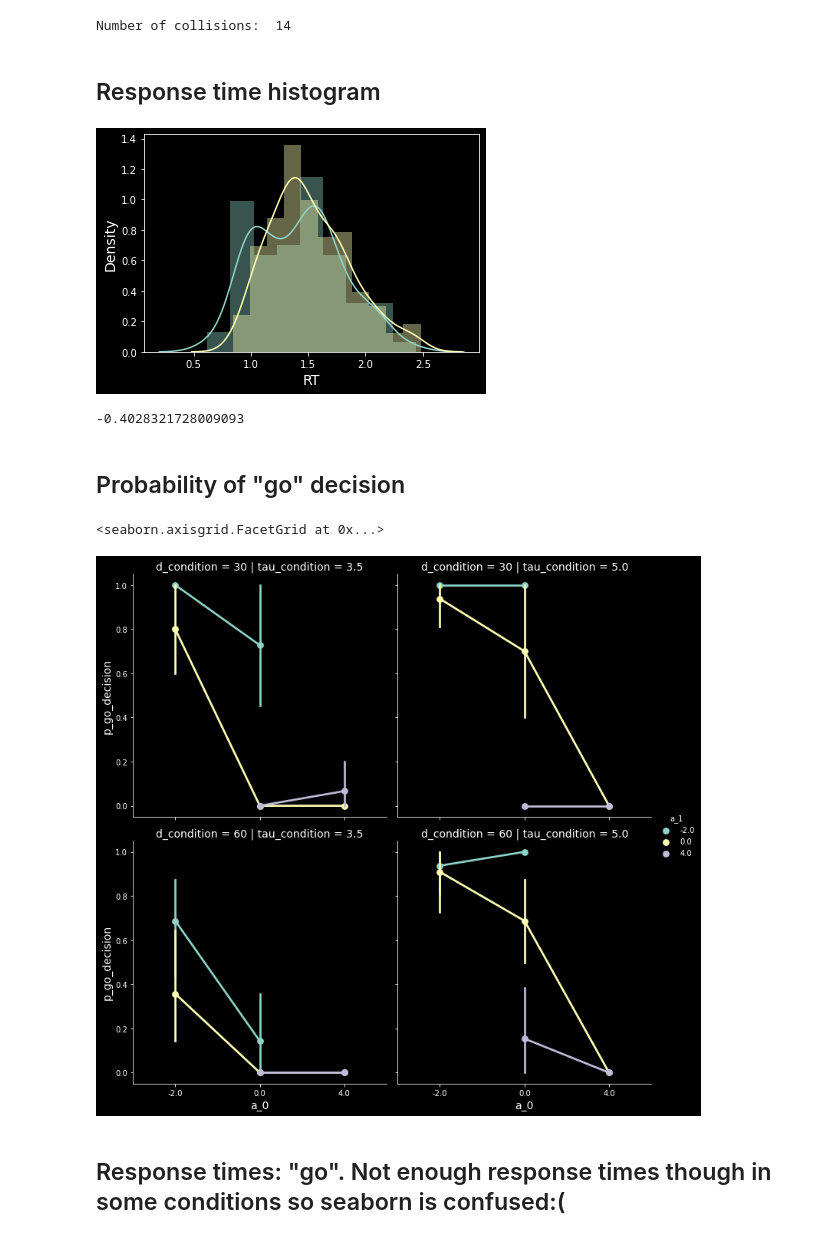
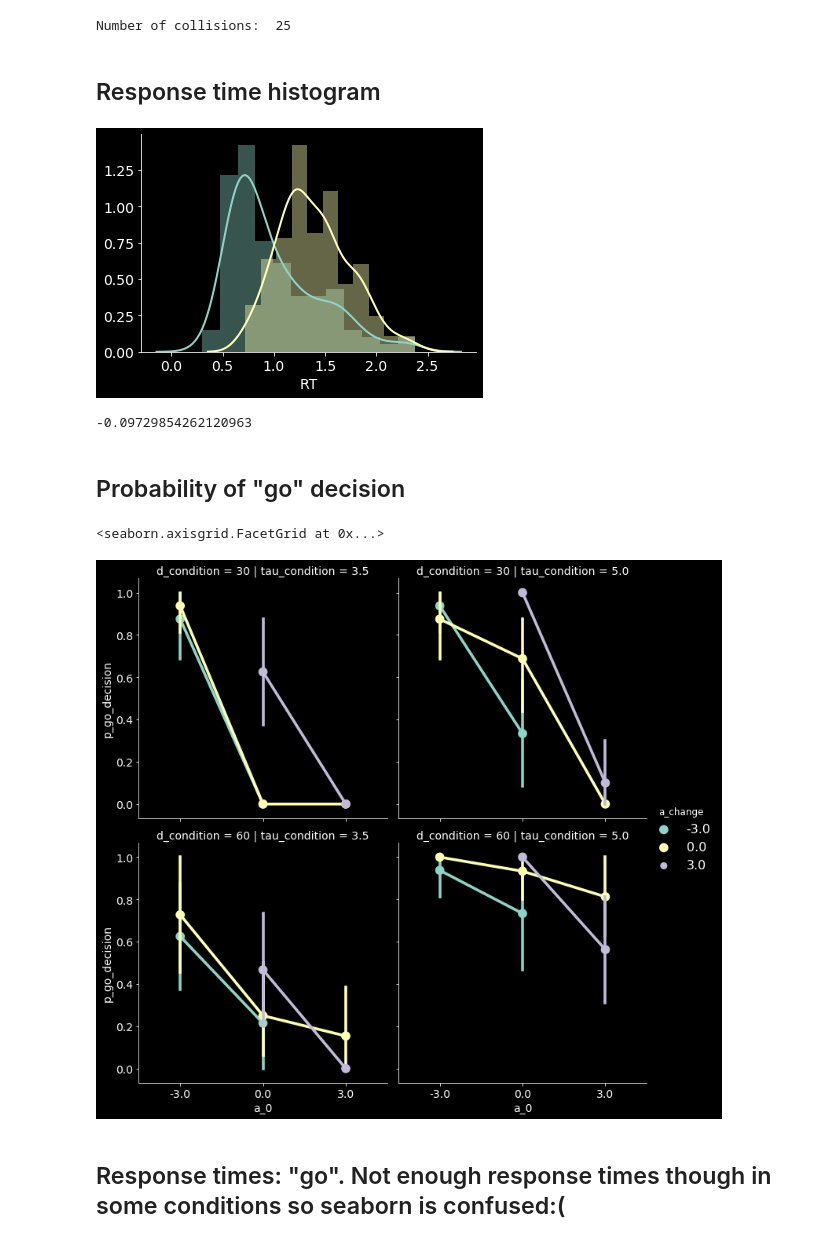
Before and after one commit to tud-hri/nudging-humans-in-traffic, a Jupyter notebook: data_analysis/pilot0_results.ipynb, the cells around one changed output. Saved outputs shown, nothing was run; the diff lists cells and outputs as text; code cells hidden in the pictures.

```diff
--- a/data_analysis/pilot0_results.ipynb
+++ b/data_analysis/pilot0_results.ipynb
@@ -8,12 +8,12 @@ plt.style.use("dark_background")
 plt.rcParams['axes.labelsize'] = '14'
 
 def preprocess_data(data):
+    data = data[~(data.decision == "None")]
     data["p_go_decision"] = data.decision == "go"
     data = data.join(pd.DataFrame(data["a_condition"].str.strip("[]").str.split(",").to_list(), columns=["a_0", "a_1"]))
     data = data.astype({"a_0": float, "a_1": float})
 
-    # exclude training trials
-    data = data[30:-1]
+    data["a_change"] = data.a_0 - data.a_1
     data = data[(data.RT>0) & (data.RT<2.5)]
     data = data[data.tau_condition<100]
     print("Number of collisions: ", len(data[data.collision]))
@@ -24,29 +24,30 @@ def plot_RT_hist(data):
     sns.distplot(data[data.decision=="go"].RT)
     sns.distplot(data[data.decision=="stay"].RT)
 # %%
-data = pd.read_csv("../data/pilot0/participant_2_20210601_1012.csv", sep="\t")
-# data = pd.read_csv("../data/pilot0/participant_7_20210601_1835.csv", sep="\t")
+# data = pd.read_csv("../data/pilot0/participant_2_20210601_1012.csv", sep="\t")
+data = pd.read_csv("../data/pilot0/participant_7_20210601_1835.csv", sep="\t")
 data = preprocess_data(data)
+#
 # %% [output]
-Number of collisions:  14
+Number of collisions:  25
 # %% [markdown]
 ## Response time histogram
 # %%
 plot_RT_hist(data)
 # %% [output]
-[figure, old version]
+[figure, new version]
 # %%
 data[data.p_go_decision].RT.mean()-data[~data.p_go_decision].RT.mean()
 # %% [output]
--0.4028321728009093
+-0.09729854262120963
 # %% [markdown]
 ## Probability of "go" decision
 # %%
 sns.catplot(data=data, x="a_0", y="p_go_decision", row="d_condition", col="tau_condition",
-            hue="a_1", kind="point")
+            hue="a_change", kind="point")
 # %% [output]
 <seaborn.axisgrid.FacetGrid at 0x...>
-[figure, old version]
+[figure, new version]
 # %% [markdown]
 ## Response times: "go". Not enough response times though in some conditions so seaborn is confused:(
 # %%
```
Also changed, not shown: parts of 8 cells of this notebook, 4 other files.
